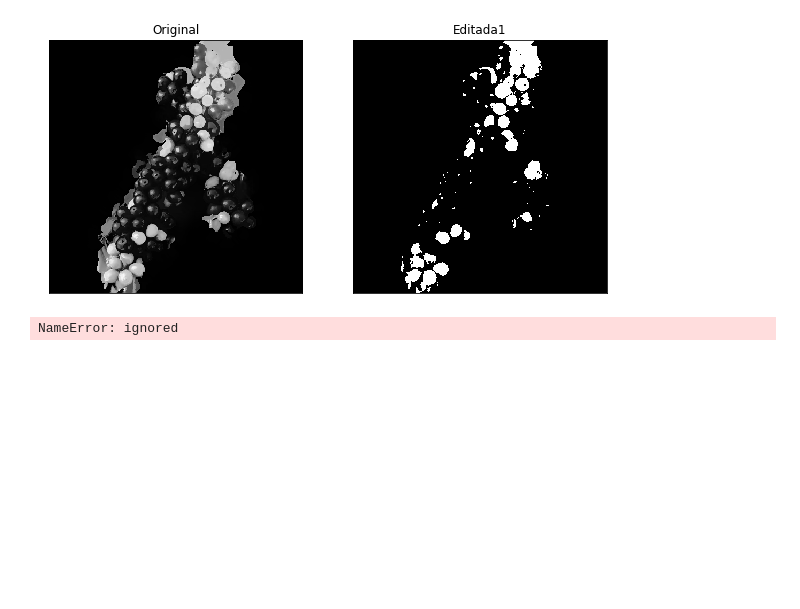
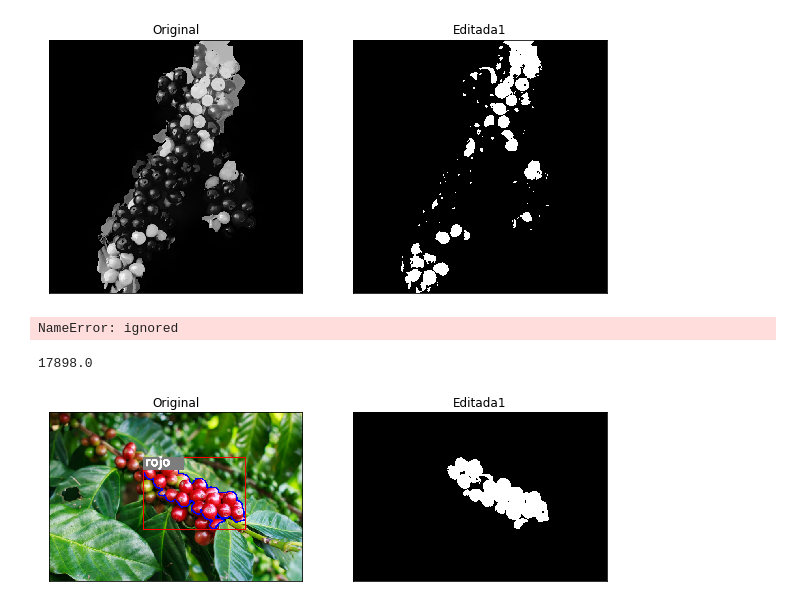
Before and after one commit to tinanano19/melo, a Jupyter notebook: CONTORNO.ipynb, the cells around one changed output. Drawn from its saved outputs; the diff is of its cells as text; code cells hidden in the pictures; blank space fills up the shorter version.

```diff
--- a/CONTORNO.ipynb
+++ b/CONTORNO.ipynb
@@ -271,3 +271,61 @@ cv2.putText(img_RGBCopyIII,"Ripe",(left+3,top+12),font,font_size,font_color,1,cv
 cv2.putText(img_RGBCopyIII,str(80)+"%",(left+3,top+32),font,font_size,font_color,1,cv2.LINE_AA)
 # %% [output]
 NameError: ignored
+# %%
+#imgLab= cv2.cvtColor(img, cv2.COLOR_BGR2LAB)
+#print(np.min(imgLab[:,:,1]))
+
+def clasificar(img, contour, mensaje = 'content'):
+  #mostrar texto
+  [x,y,w,h] = cv2.boundingRect(contour)
+  cv2.rectangle(img, (x,y), (x+w,y+h), (255,0,0), 2)
+  left, top, right, bottom = (x,y,x+100,y+30)
+  font = cv2.FONT_HERSHEY_SIMPLEX
+  font_size = 1
+  font_color = (255,255,255)
+  cv2.rectangle(img, (left, top), (right, bottom), (125, 125, 125, 0.8), -1,1)
+  #cv2.rectangle(img, (left, top+20), (right, bottom+20), (125, 125, 125, 0.6), -1,1)
+  cv2.putText(img, mensaje, (left+5, top+20), font, font_size, font_color, 3, cv2.LINE_AA)
+
+img= cv2.imread('cafeto.jpg')
+img = cv2.cvtColor(img, cv2.COLOR_BGR2RGB)
+original = img.copy()
+
+def cafe(img):
+  imgLab= cv2.cvtColor(img, cv2.COLOR_BGR2LAB)
+  result = np.array((imgLab[:,:,1] > 150)*255, np.uint8)
+  return result;
+
+def gamma(g, img):
+  return np.array(255*(img/255)**g, dtype = 'uint8')
+
+shifted=cv2.pyrMeanShiftFiltering(img,21,51)
+img = gamma(2, shifted)
+img2 = cafe(img)
+_,contours,_ = cv2.findContours(image = img2, mode = cv2.RETR_EXTERNAL, method = cv2.CHAIN_APPROX_SIMPLE)
+
+contour2Filter = []
+contourok = []
+
+for idx, c in enumerate(contours):
+  area = cv2.contourArea(c)
+
+  if area <= 2350:
+    contour2Filter.append(c)
+  else:
+    contourok.append(c)
+    print(cv2.contourArea(c))
+
+
+cv2.drawContours(image = img2, contours = contour2Filter, contourIdx = -1, color = (0,0,0), thickness = -1)
+cv2.drawContours(image = original, contours = contourok, contourIdx = -1, color = (0,0,255), thickness = 2)
+
+#clasificar
+for i in range(len(contourok)):
+  clasificar(original, contourok[i], 'rojo')
+
+
+displayGray2(original, img2)
+# %% [output]
+17898.0
+[figure, added]
```
